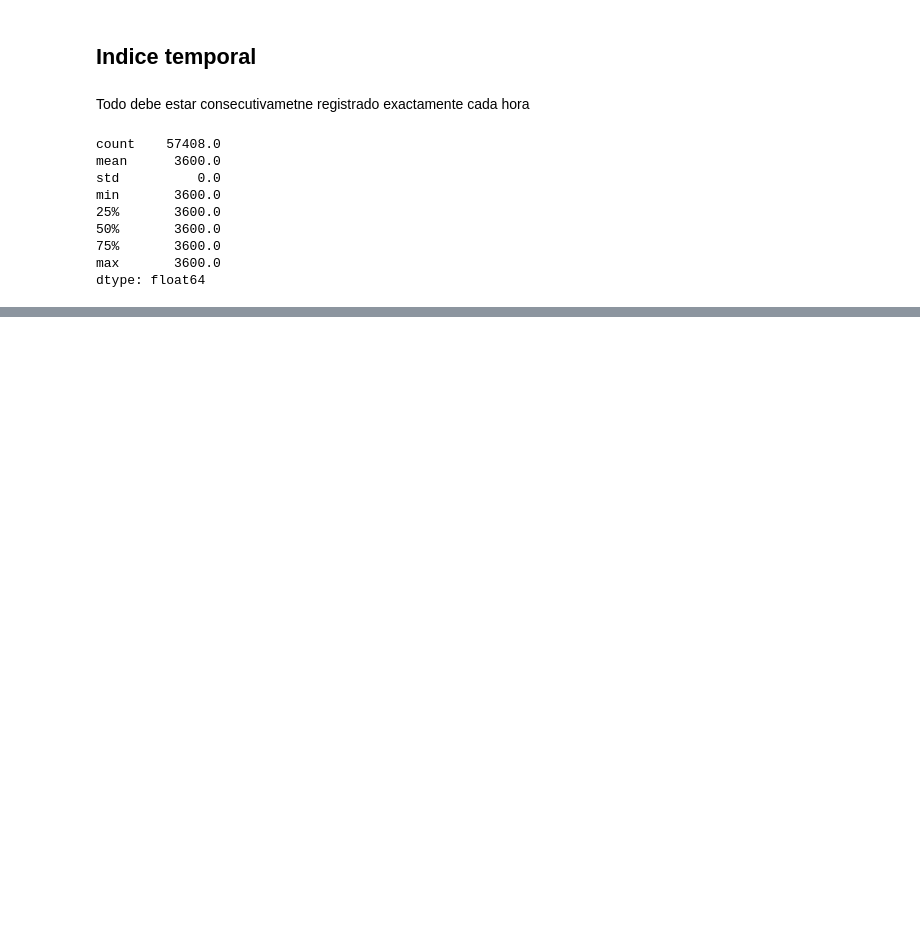
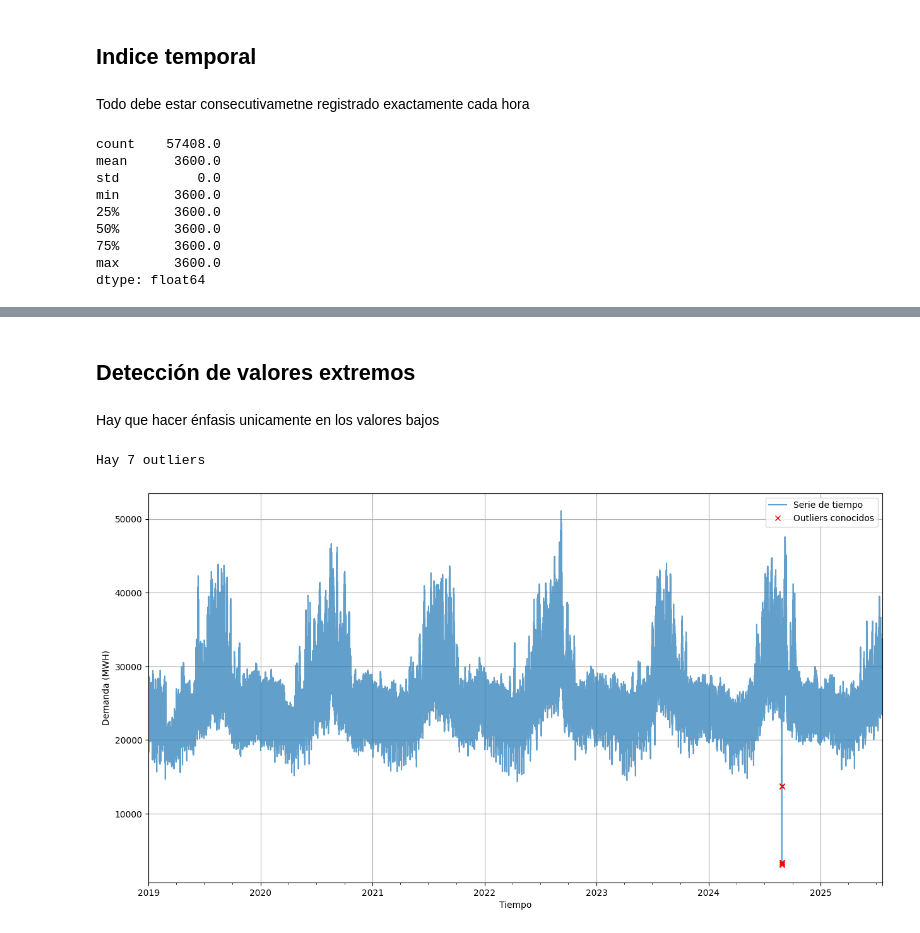
Before and after one commit to JairRamosG/Demanda_Energetica_SARIMA, a Jupyter notebook: notebooks/01_Preprocesamiento.ipynb, the cells around one changed output, grey strips where cells are left out. Cells and saved outputs as stored; diff of their text form; code cells hidden in the pictures; blank space fills up the shorter version.

```diff
--- a/notebooks/01_Preprocesamiento.ipynb
+++ b/notebooks/01_Preprocesamiento.ipynb
@@ -133,0 +150,11 @@ dtype: float64
+# %% [markdown]
+## Detección de valores extremos
+# %% [markdown]
+Hay que hacer énfasis unicamente en los valores bajos
+# %%
+# Visualización
+outliers = outliers_Tukey(df_interpol)
+graficar_outliers(df_interpol, 'Tiempo', 'Demanda (MWH)', outliers)
+# %% [output]
+Hay 7 outliers
+[figure, added]
```
Also changed, not shown: parts of 6 cells of this notebook, 1 other file.
